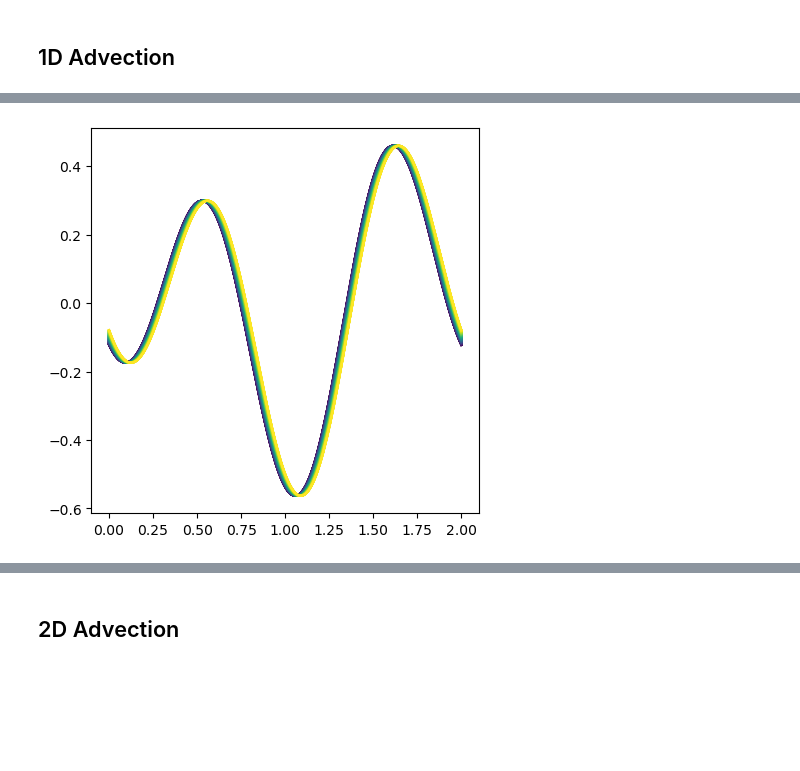
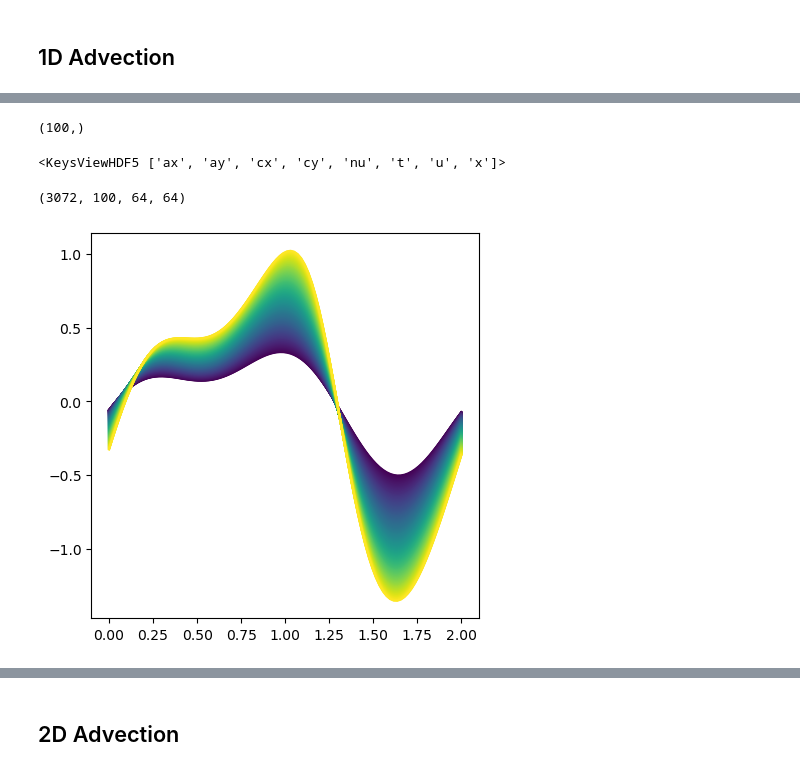
Before and after one commit to anthonyzhou-1/data_gen, a Jupyter notebook: visualize.ipynb, the cells around one changed output, grey strips where cells are left out. Cells and saved outputs as stored; diff of their text form; code cells hidden in the pictures; blank space fills up the shorter version.

```diff
--- a/visualize.ipynb
+++ b/visualize.ipynb
@@ -3,5 +119,5 @@
 # %%
 import h5py
 
-path = "/home/cmu/anthony/data_gen/pde_data/advection_1024.h5"
+path = "/home/cmu/anthony/data_gen/pde_data/2D/train/2d_heat_adv_burgers_train.h5"
 f = h5py.File(path, 'r')
@@ -9,0 +124,13 @@ data=f['Advection_tensor(1.0992)']
+# %%
+data = f["train"]
+data['t'][:].shape
+# %% [output]
+(100,)
+# %%
+data.keys()
+# %% [output]
+<KeysViewHDF5 ['ax', 'ay', 'cx', 'cy', 'nu', 't', 'u', 'x']>
+# %%
+data['u'].shape
+# %% [output]
+(3072, 100, 64, 64)
@@ -10,9 +142,8 @@ data=f['Advection_tensor(1.0992)']
 # %%
 from utils import vis_1D
 import matplotlib.pyplot as plt
 
 fig, ax = plt.subplots(1, 1, figsize=(5, 5))
-rollout = data['pde_250-200'][0]
-vis_1D(rollout, ax)
+vis_1D(data['u'][2], ax)
 # %% [output]
-[figure, old version]
+[figure, new version]
```
Also changed, not shown: parts of 12 cells of this notebook, 23 other files.
